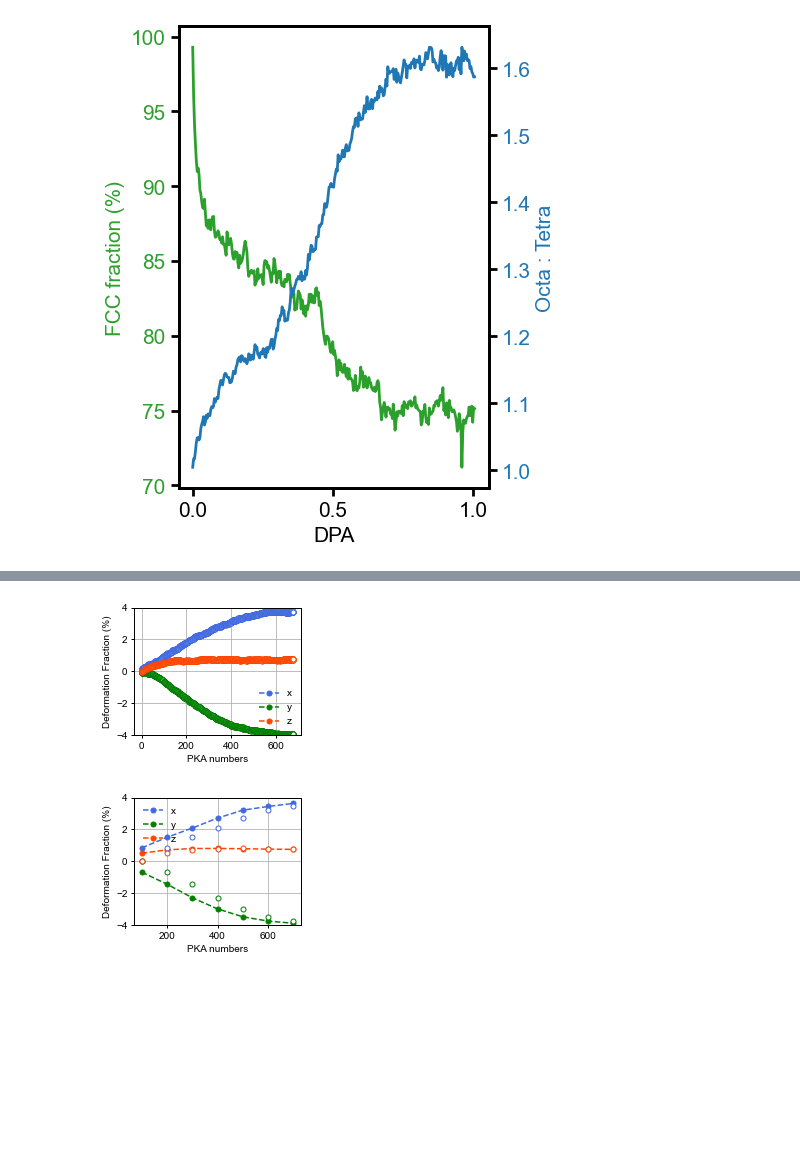
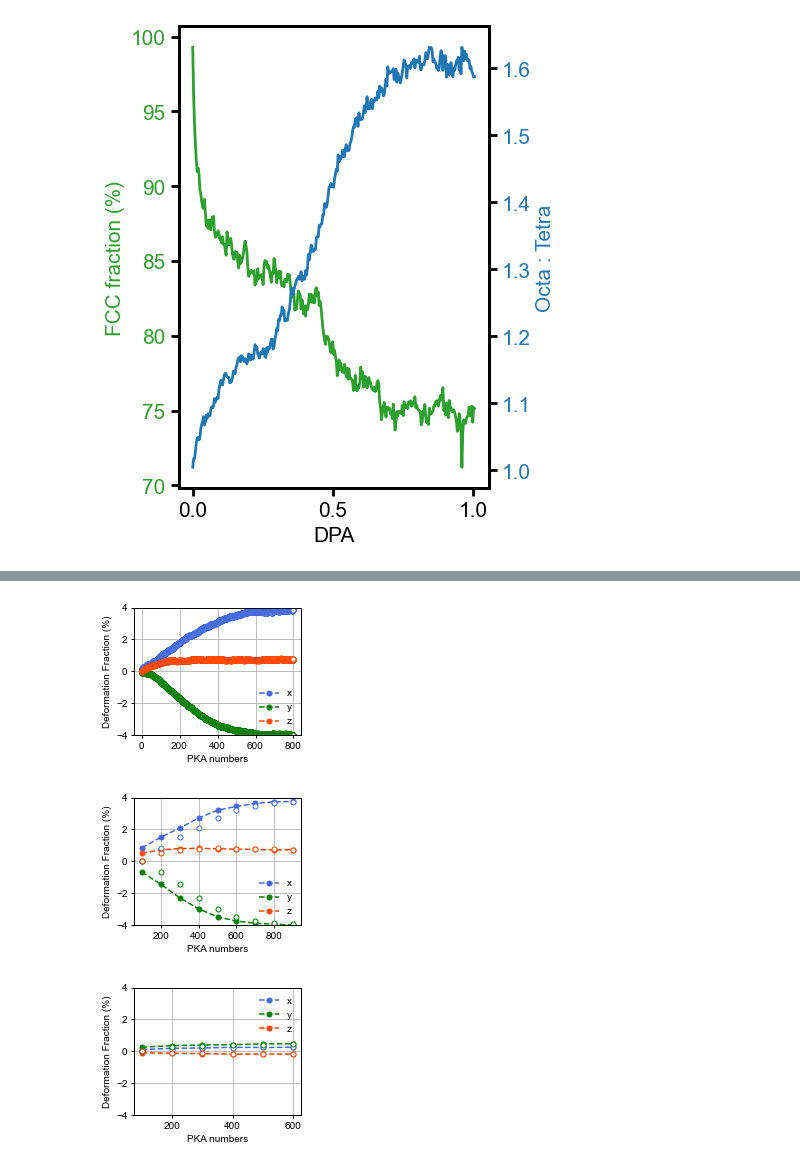
Before and after one commit to HE-RU10/ga2o3, a Jupyter notebook: Overlapping_anneal_msd.ipynb, the cells around one changed output, grey strips where cells are left out. Cells and saved outputs as stored; diff of their text form; code cells hidden in the pictures; blank space fills up the shorter version.

```diff
--- a/Overlapping_anneal_msd.ipynb
+++ b/Overlapping_anneal_msd.ipynb
@@ -792,16 +792,6 @@ fig, axs =plt.subplots(3, 1,figsize=(12,8),sharex=True)
 
 plt.subplots_adjust(left=0.01, right=0.99, bottom=0.01, top=0.99, wspace=0, hspace=0)
 path='/home/heruhe/Desktop/Ga2o3/cascade/5type_overlapping/cascade_npt/small1500ev_npt_1/oct_tetra/'
-fn=path+'t_o_fcc_npt'
-df=pd.read_csv(fn,sep=' ')
-df = df.drop(df.columns[-1], axis=1)
-
-df.columns=['tetra','oct','fcc']
-
-df['o_t']=df['oct']/df['tetra']
-df['fcc']=df['fcc']/81920/0.6*100
-axs[0].plot(df['fcc'],linewidth=2,color='C2')
-axs[1].plot(df['o_t'],linewidth=2,color='C0')
 fn=path+'t_o_fcc_0'
 df=pd.read_csv(fn,sep=' ')
 df = df.drop(df.columns[-1], axis=1)
@@ -817,38 +807,27 @@ axs[1].plot(df['o_t'],linewidth=2,color='C0')
 
 path2='/home/heruhe/Desktop/Ga2o3/cascade/5type_overlapping/cascade_npt/small1500ev_npt_1/npt_log/'
 pe=[]
-for i in range(1,len(df['o_t'])+1):
+print(len(df['o_t']))
+for i in range(1,len(df['o_t'])-3):
     fn2=path2+'lammps-npt_2ps{}.log'.format(i)
     log = lammps_logfile.File(fn2)
     pe.append(log.get("v_ape")[-1])
 
 
 axs[2].plot(pe,linewidth=2,color='C1')
-path2='/home/heruhe/Desktop/Ga2o3/cascade/5type_overlapping/cascade_npt/small1500ev_npt_100/npt_log/'
-pe=[]
-pe_npt=[]
-pka=[i for i in range(100,701,100)]
-for i in pka:
-    fn2=path2+'lammps-npt_2ps{}.log'.format(i)
-    log = lammps_logfile.File(fn2)
-    pe.append(log.get("v_ape")[0])
-    pe_npt.append(log.get("v_ape")[-1])
 
-
-axs[2].plot(pka,pe,linewidth=2,color='C1')
-axs[2].plot(pka,pe_npt,linewidth=2,color='C3')
 beta=[-485546.0543 /81920 for i in range(len(df['o_t']))]
 
 gamma=[-1220670.514 /207360 for i in range(len(df['o_t']))]
-axs[2].plot(gamma,'--',linewidth=0.5,color='blue')
-axs[2].plot(beta,'--',linewidth=0.5,color='blue')
+axs[2].plot(gamma,'--',linewidth=2,color='red')
+axs[2].plot(beta,'--',linewidth=2,color='blue')
 axs[2].set_xlabel('PKA numbers',fontsize=20)
 axs[1].set_ylabel('Octa : Tetra',fontsize=20)
 axs[0].set_ylabel('FCC fraction (%)',fontsize=20)
 axs[2].set_ylabel('Potential Energy(eV/atom)',fontsize=20)
 axs[1].grid(False)
 # Set the desired x-axis limits
-
+axs[2].set_xlim([0,1000])
 axs[0].tick_params( width=2,length=6,labelsize=20)
 axs[1].tick_params( width=2,length=6,labelsize=20)
 axs[2].tick_params( width=2,length=6,labelsize=20)
@@ -927,16 +1011,24 @@ def anisotropic_swelling(lx0, ly0, lz0, avol0, pka, path):
 # %%
 
 avol0=11.0838
 lx0=97.1442
 ly0=99.03
 lz0=94.349
-pka=[i for i in range(1,680)]
+pka=[i for i in range(1,800)]
 path2='/home/heruhe/Desktop/Ga2o3/cascade/5type_overlapping/cascade_npt/small1500ev_npt_1/npt_log/'
 lx,ly,lz,avol=anisotropic_swelling(lx0, ly0, lz0, avol0, pka, path2)
 
-pka=[i for i in range(100,780,100)]
+pka=[i for i in range(100,1000,100)]
 path2='/home/heruhe/Desktop/Ga2o3/cascade/5type_overlapping/cascade_npt/small1500ev_npt_100/npt_log/'
 lx,ly,lz,avol=anisotropic_swelling(lx0, ly0, lz0, avol0, pka, path2)
+avol0=11.03859705
+lx0=142.1211565
+ly0=122.808571
+lz0=131.1449144
+pka=[i for i in range(100,601,100)]
+path2='/home/heruhe/Desktop/Ga2o3/cascade/5type_overlapping/cascade_npt/gamma2000ev_npt_100/npt_log/'
+lx,ly,lz,avol=anisotropic_swelling(lx0, ly0, lz0, avol0, pka, path2)
 # %% [output]
-[figure, old version]
+[figure, new version]
-[figure, old version]
+[figure, new version]
+[figure, added]
```
Also changed, not shown: parts of 3 cells of this notebook, 3 other files.
